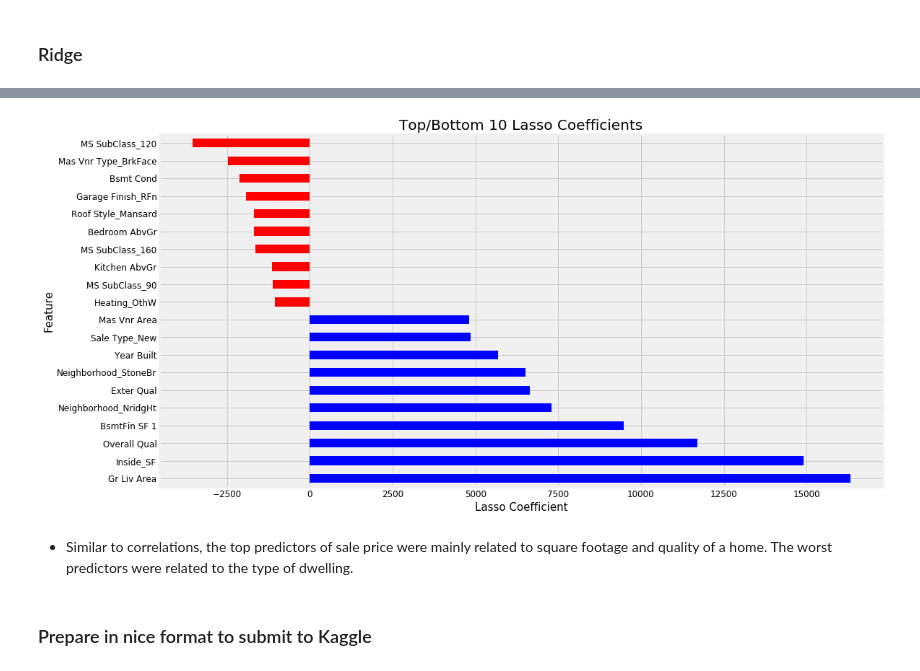
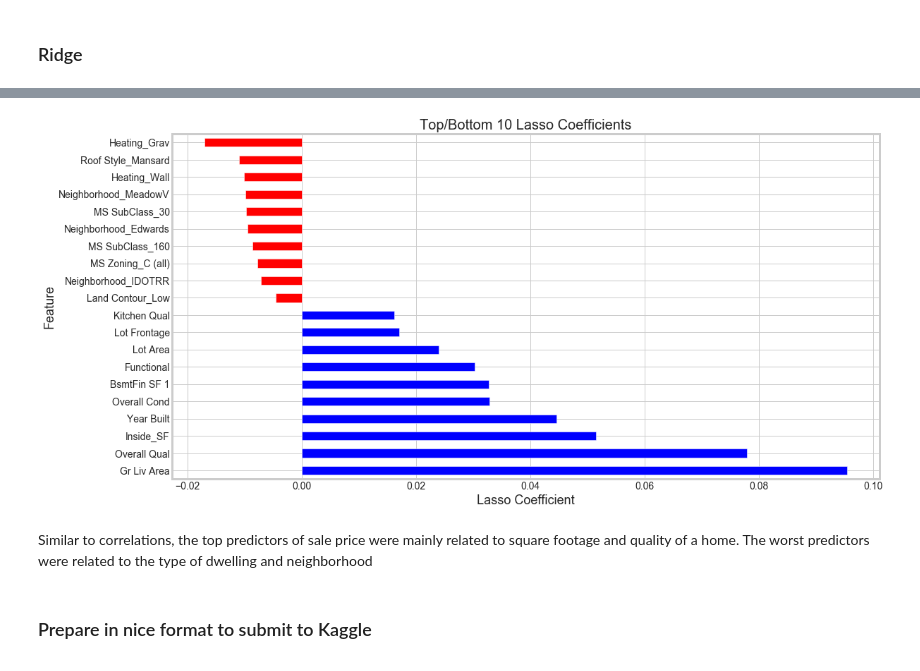
Before and after one commit to lwinter819/Ames-Housing-Predicitons, a Jupyter notebook: Project 2 Final Submission.ipynb, the cells around one changed output, grey strips where cells are left out. Saved outputs shown, nothing was run; the diff lists cells and outputs as text; code cells hidden in the pictures.

```diff
--- a/Project 2 Final Submission.ipynb
+++ b/Project 2 Final Submission.ipynb
@@ -697,7 +698,7 @@ feats = df_train.drop('SalePrice', axis = 1).columns.values
 # %%
 #Assigning X and Y variable to respective features
 X = df_train[feats]
-y = df_train['SalePrice']
+y = np.log(df_train['SalePrice'])
 # %%
 X.head()
 # %% [output]
@@ -972,18 +982,18 @@ top_bottom_coef
 # %%
 #Creating a chart to show the top/bottom 10 lasso coefficients.
 #List of colors for bottom and top 10.
 colors = ['red' if c < 0 else 'blue' for c in top_bottom_coef['coef']]
 #creating plot
 top_bottom_coef.plot(kind = 'barh', x = 'name', y = 'coef', color = colors, legend = False, figsize= (16,9))
-plt.xlabel('Lasso Coefficient', size = 15)
-plt.ylabel('Feature', size = 15)
+plt.xlabel('Lasso Coefficient', size = 18)
+plt.ylabel('Feature', size = 18)
 plt.title('Top/Bottom 10 Lasso Coefficients', size = 20)
-plt.xticks(size = 12)
-plt.yticks(size = 12);
+plt.xticks(size = 14)
+plt.yticks(size = 14);
 # %% [output]
-[figure, old version]
+[figure, new version]
 # %% [markdown]
- - Similar to correlations, the top predictors of sale price were mainly related to square footage and quality of a home. The worst predictors were related to the type of dwelling.
+Similar to correlations, the top predictors of sale price were mainly related to square footage and quality of a home. The worst predictors were related to the type of dwelling and neighborhood
 # %% [markdown]
  ### Prepare in nice format to submit to Kaggle
 # %%
```
Also changed, not shown: parts of 27 cells of this notebook.
